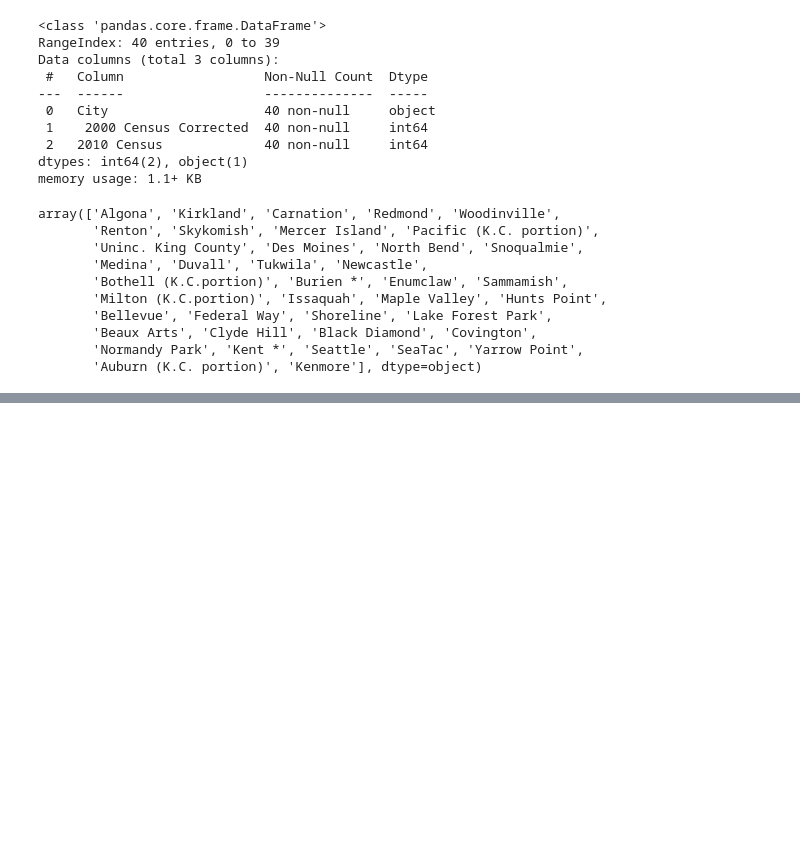
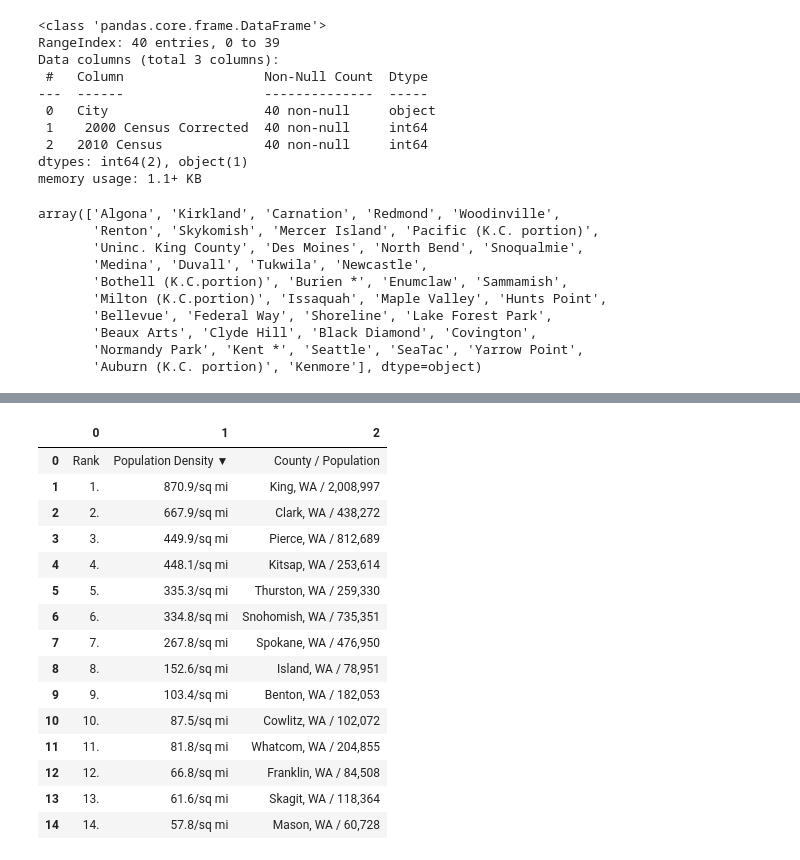
Before and after one commit to Eric-G-Romano/dsc-phase-2-project, a Jupyter notebook: Crime and population-Copy1.ipynb, the cells around one changed output, grey strips where cells are left out. Drawn from its saved outputs; the diff is of its cells as text; code cells hidden in the pictures; blank space fills up the shorter version.

```diff
--- a/Crime and population-Copy1.ipynb
+++ b/Crime and population-Copy1.ipynb
@@ -190,3 +192,11 @@ array(['Algona', 'Kirkland', 'Carnation', 'Redmond', 'Woodinville',
        'Beaux Arts', 'Clyde Hill', 'Black Diamond', 'Covington',
        'Normandy Park', 'Kent *', 'Seattle', 'SeaTac', 'Yarrow Point',
        'Auburn (K.C. portion)', 'Kenmore'], dtype=object)
+# %%
+# Webscrape needed chart
+url= 'http://www.usa.com/rank/washington-state--population-density--county-rank.htm?hl=King&hlst=WA'
+response = requests.get('http://www.usa.com/rank/washington-state--population-density--county-rank.htm?hl=King&hlst=WA')
+soup = BeautifulSoup(response.text, 'lxml')
+art_body= soup.find_all(id ='table')
+for body in art_body:
+    print(art_body.text)
@@ -192,0 +207,4 @@ array(['Algona', 'Kirkland', 'Carnation', 'Redmond', 'Woodinville',
+# %%
+df_list = pd.read_html(response.text)
+df_home = df_list[0]
+df_home.info()
@@ -192,0 +222,19 @@ array(['Algona', 'Kirkland', 'Carnation', 'Redmond', 'Woodinville',
+# %%
+df_home.head(15)
+# %% [output]
+|  | 0 | 1 | 2 |
+| 0 | Rank | Population Density ▼ | County / Population |
+| 1 | 1. | 870.9/sq mi | King, WA / 2,008,997 |
+| 2 | 2. | 667.9/sq mi | Clark, WA / 438,272 |
+| 3 | 3. | 449.9/sq mi | Pierce, WA / 812,689 |
+| 4 | 4. | 448.1/sq mi | Kitsap, WA / 253,614 |
+| 5 | 5. | 335.3/sq mi | Thurston, WA / 259,330 |
+| 6 | 6. | 334.8/sq mi | Snohomish, WA / 735,351 |
+| 7 | 7. | 267.8/sq mi | Spokane, WA / 476,950 |
+| 8 | 8. | 152.6/sq mi | Island, WA / 78,951 |
+| 9 | 9. | 103.4/sq mi | Benton, WA / 182,053 |
+| 10 | 10. | 87.5/sq mi | Cowlitz, WA / 102,072 |
+| 11 | 11. | 81.8/sq mi | Whatcom, WA / 204,855 |
+| 12 | 12. | 66.8/sq mi | Franklin, WA / 84,508 |
+| 13 | 13. | 61.6/sq mi | Skagit, WA / 118,364 |
+| 14 | 14. | 57.8/sq mi | Mason, WA / 60,728 |
```
Also changed, not shown: parts of 3 cells of this notebook, 1 other file.
